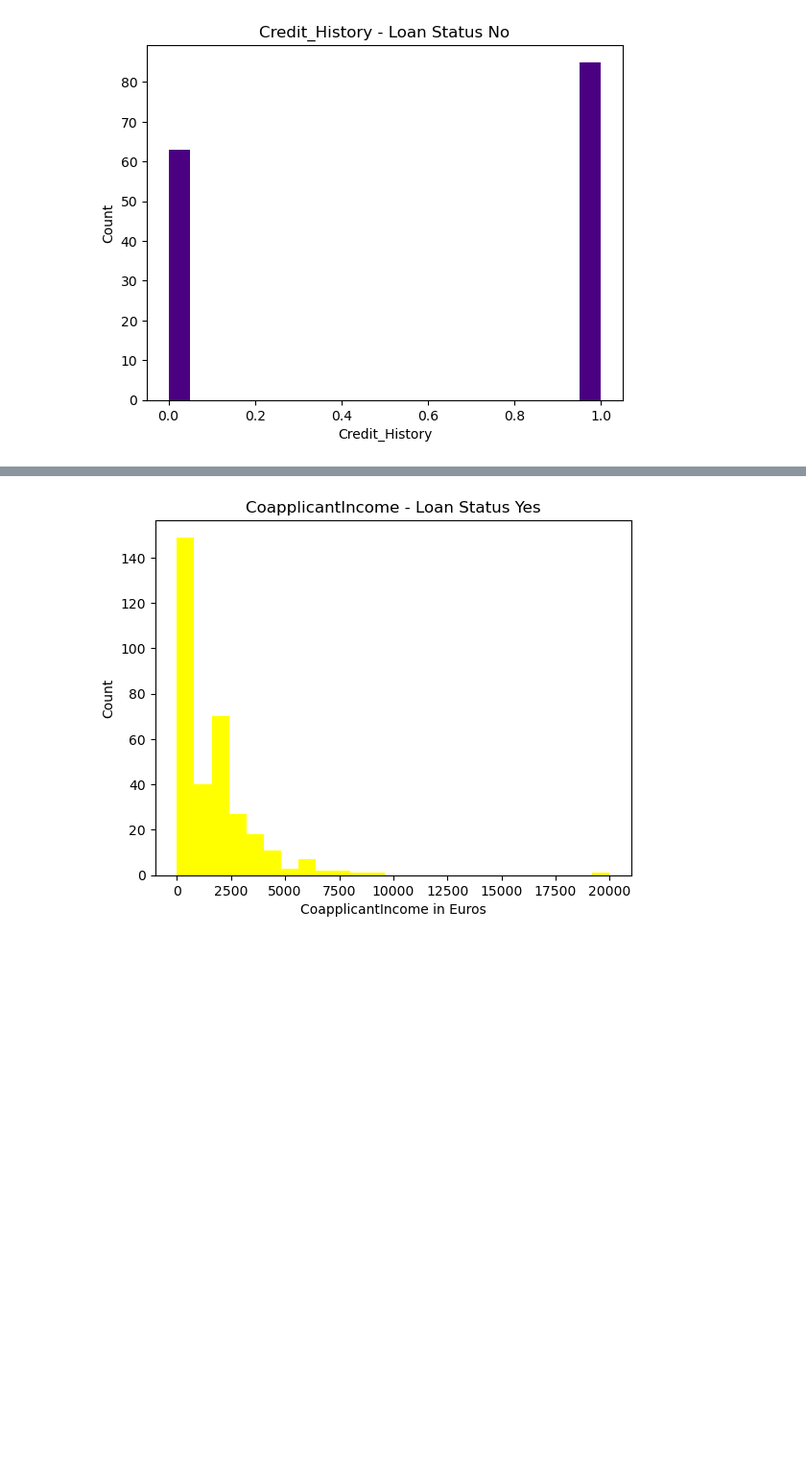
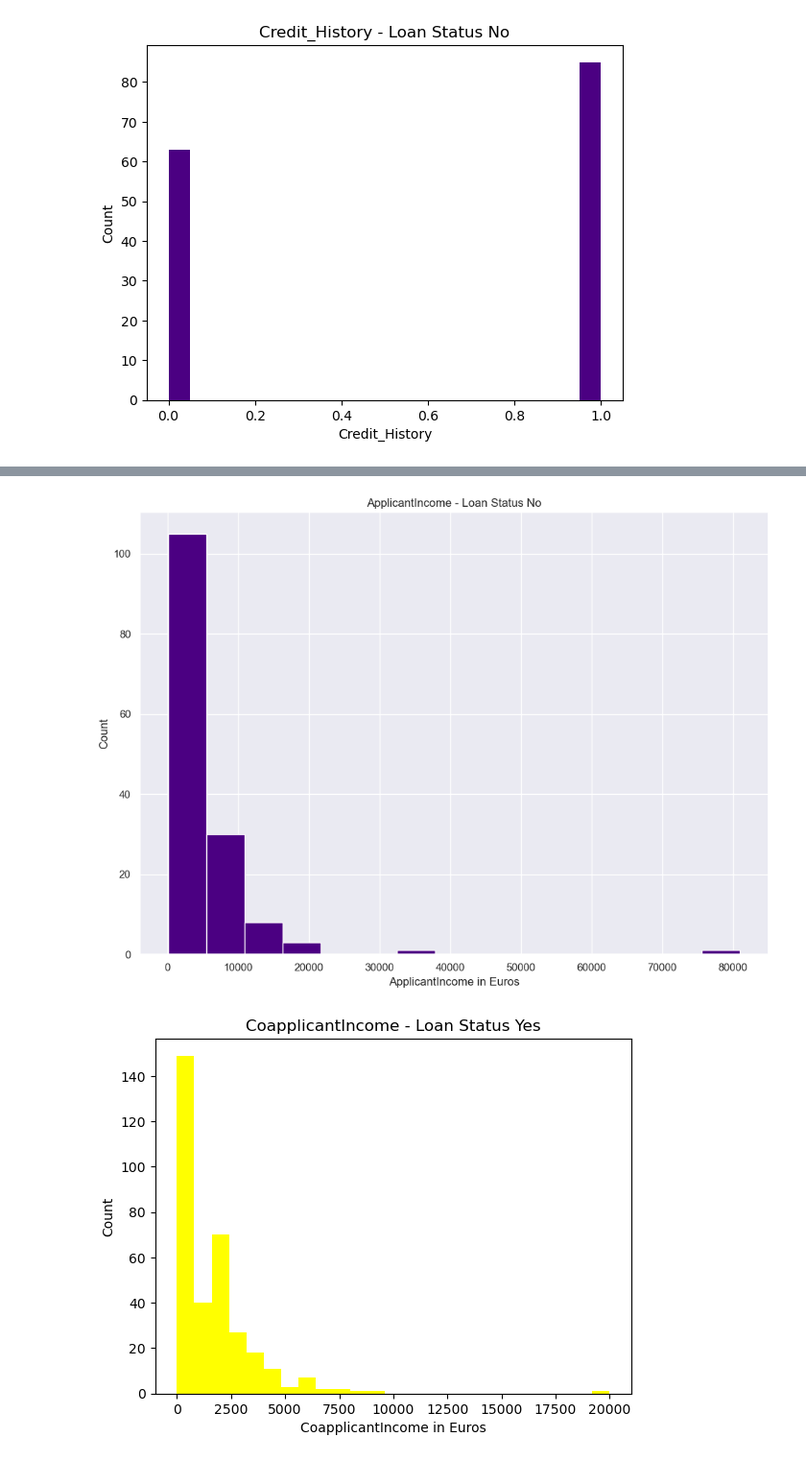
Before and after one commit to loughjo/ProgDataAnalysis-Project, a Jupyter notebook: ProgDataAnalysisProject.ipynb, the cells around one changed output, grey strips where cells are left out. Shown at 96% size. Saved outputs shown, nothing was run; the diff lists cells and outputs as text; code cells hidden in the pictures; blank space fills up the shorter version.

```diff
--- a/ProgDataAnalysisProject.ipynb
+++ b/ProgDataAnalysisProject.ipynb
@@ -264,3 +268,13 @@ plt.show()
+# %%
+Status_Yes_ApplicantIncome = Loan_No["ApplicantIncome"]
+
+plt.hist(Status_Yes_ApplicantIncome, bins = 15, color = "indigo")
+plt.title("ApplicantIncome - Loan Status No")
+plt.xlabel("ApplicantIncome in Euros")
+plt.ylabel("Count")
+plt.show()
+# %% [output]
+[figure, added]
 # %%
 Status_Yes_CoapplicantIncome = Loan_Yes["CoapplicantIncome"]
 
```
Also changed, not shown: parts of 15 cells of this notebook.
